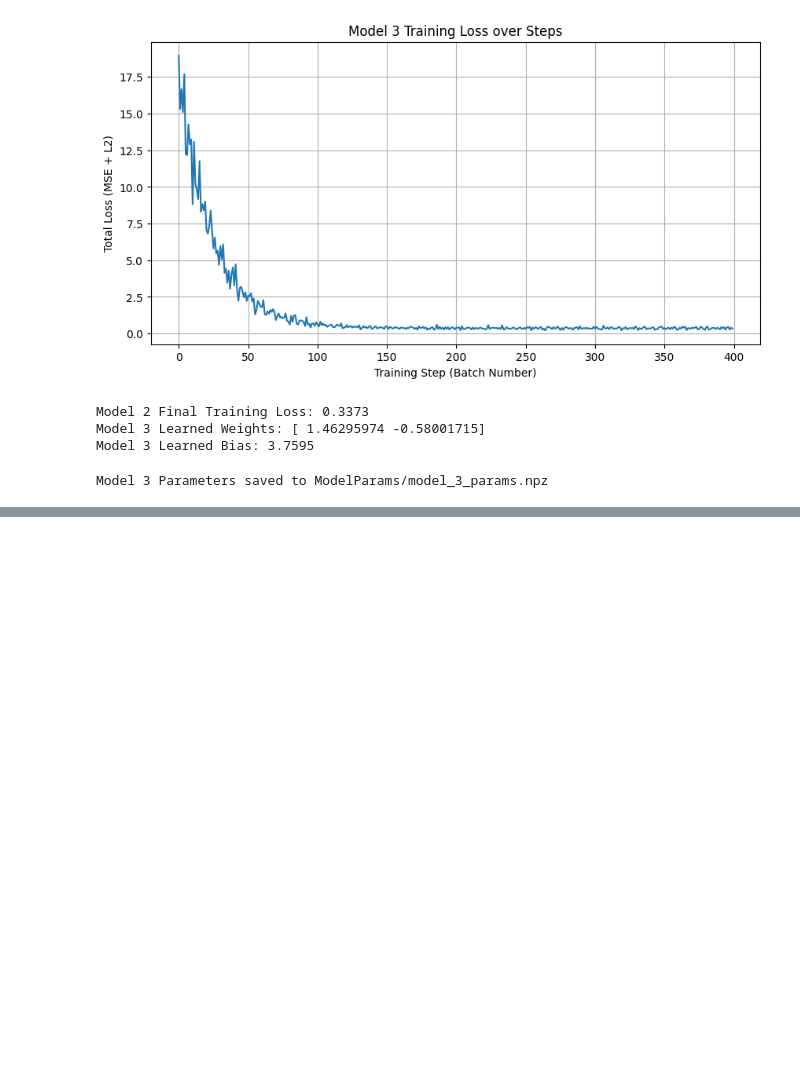
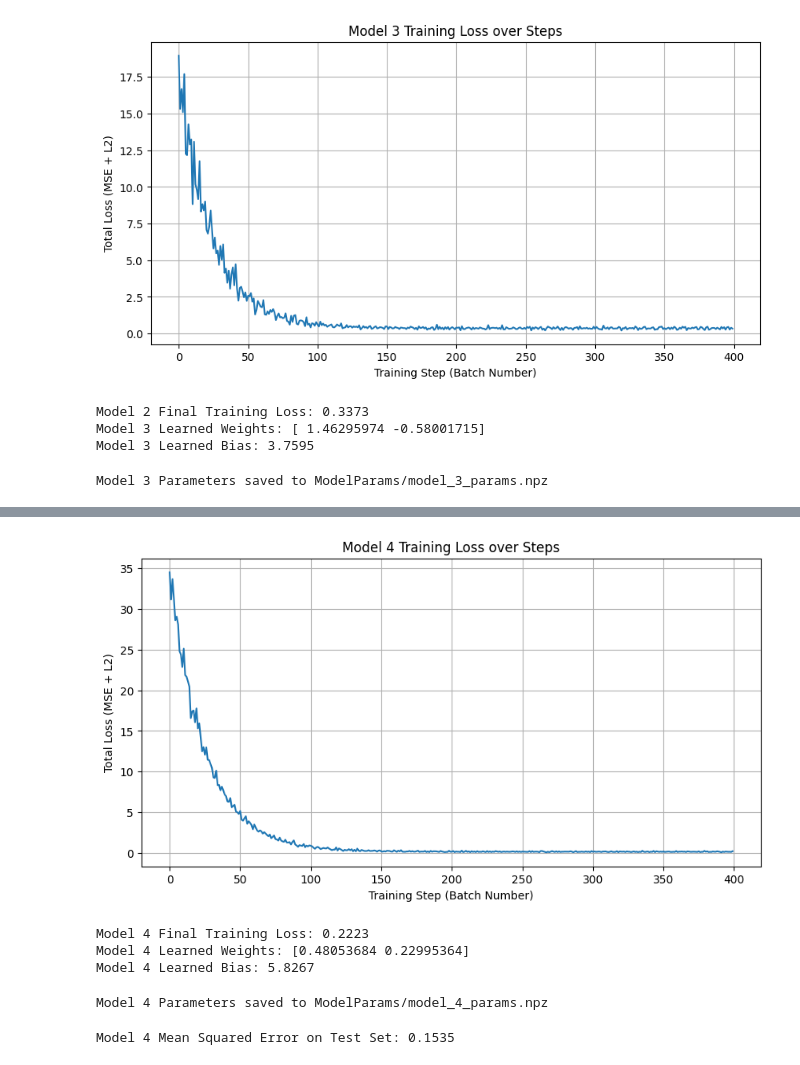
Before and after one commit to Fcorre000/MachineLearningAssignments, a Jupyter notebook: assignment1/regression_tasks.ipynb, the cells around one changed output, grey strips where cells are left out. Drawn from its saved outputs; the diff is of its cells as text; code cells hidden in the pictures; blank space fills up the shorter version.

```diff
--- a/assignment1/regression_tasks.ipynb
+++ b/assignment1/regression_tasks.ipynb
@@ -305,0 +353,36 @@ print(f"Model 3 Mean Squared Error on Test Set: {test_mse_m3:.4f}")
+# %%
+#plot training loss
+plt.figure(figsize=(10,5))
+plt.plot(model_4.losses)
+plt.title('Model 4 Training Loss over Steps')
+plt.xlabel('Training Step (Batch Number)')
+plt.ylabel('Total Loss (MSE + L2)')
+plt.grid(True)
+plt.show()
+
+#print final training loss
+print(f"Model 4 Final Training Loss: {model_4.losses[-1]:.4f}")
+
+#print final weights and bias for model 3
+print(f"Model 4 Learned Weights: {model_4.weights.flatten()}")#flatten to show as a 1D array for readability
+print(f"Model 4 Learned Bias: {model_4.bias[0,0]:.4f}")
+# %% [output]
+[figure, added]
+Model 4 Final Training Loss: 0.2223
+Model 4 Learned Weights: [0.48053684 0.22995364]
+Model 4 Learned Bias: 5.8267
+# %%
+#Save Model 3 Params
+params_dir = "ModelParams"
+os.makedirs(params_dir, exist_ok=True)#create dir is not already there
+model_4_params_path = os.path.join(params_dir, "model_4_params.npz")
+model_4.save(model_4_params_path)
+print(f"Model 4 Parameters saved to {model_4_params_path}")
+# %% [output]
+Model 4 Parameters saved to ModelParams/model_4_params.npz
+# %%
+# --- Evaluate Model 3 on Test Set ---
+test_mse_m4 = model_4.score(X_test_scaled_m4, y_test_m4)
+print(f"Model 4 Mean Squared Error on Test Set: {test_mse_m4:.4f}")
+# %% [output]
+Model 4 Mean Squared Error on Test Set: 0.1535
```
Also changed, not shown: parts of 4 cells of this notebook, 1 other file.
